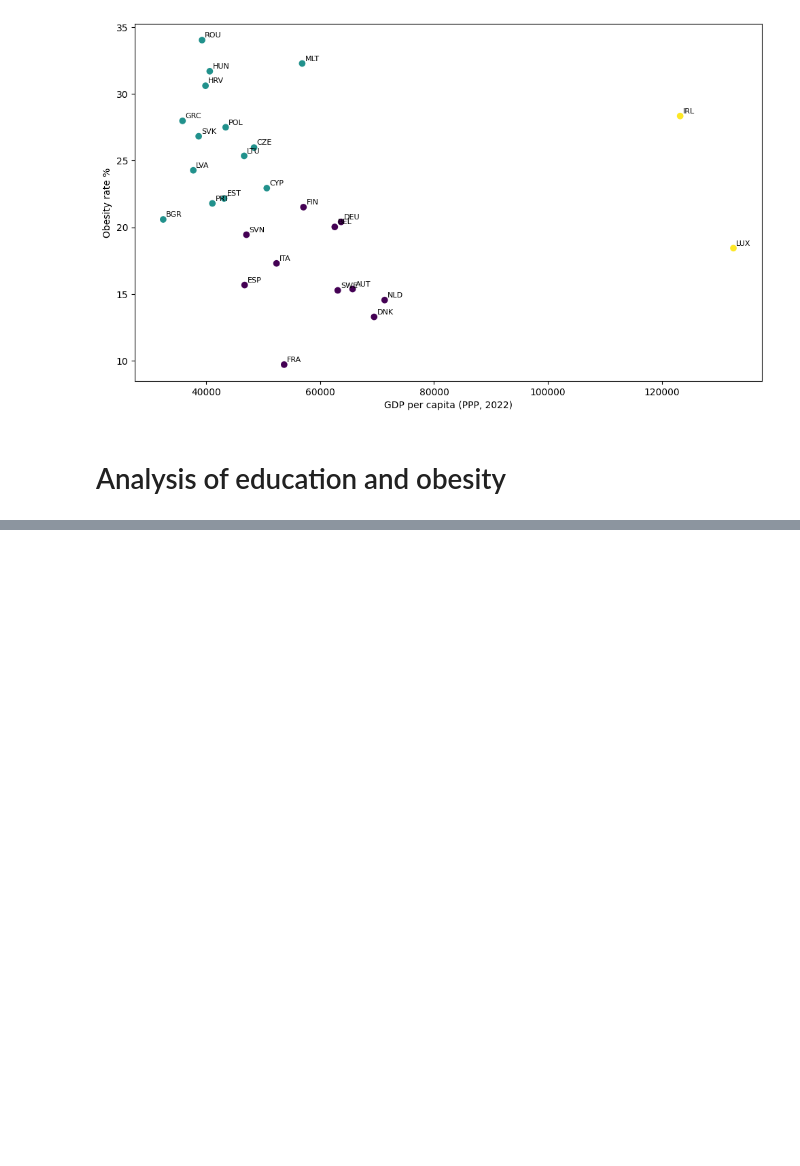
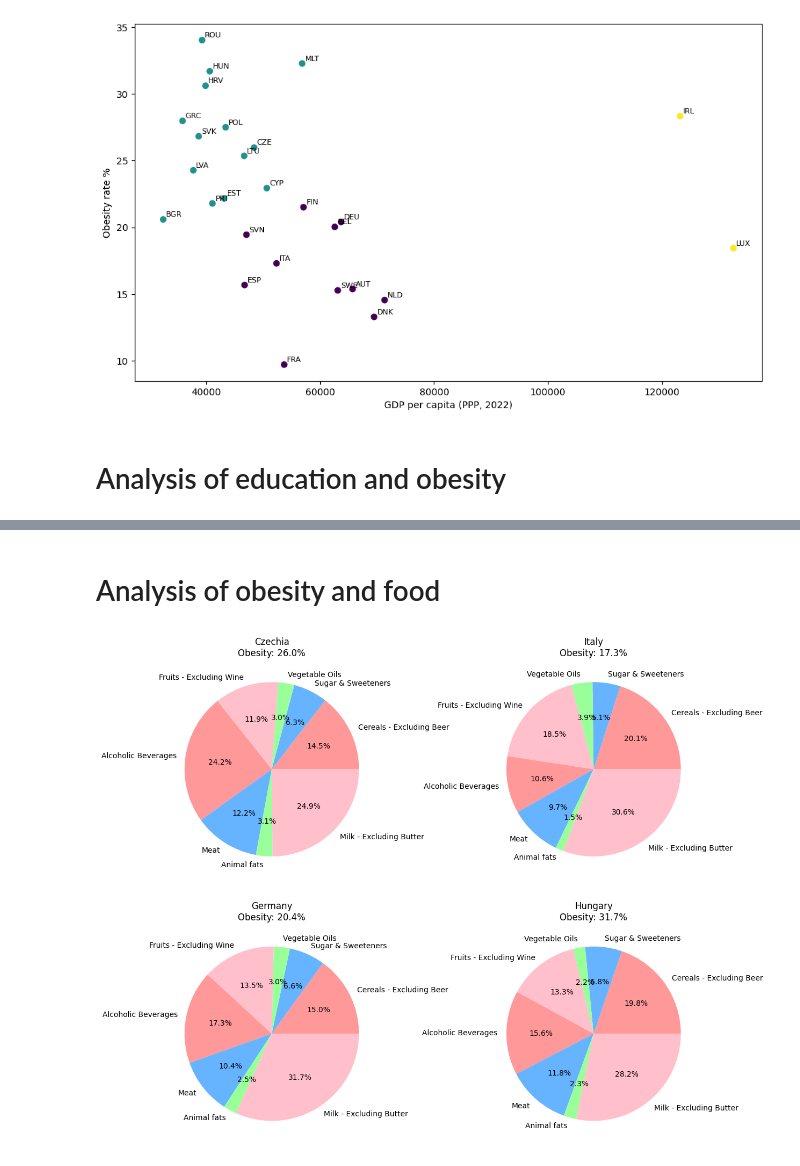
Before and after one commit to Danialmohebbi/EU-Obesity-Analysis, a Jupyter notebook: main.ipynb, the cells around one changed output, grey strips where cells are left out. Cells and saved outputs as stored; diff of their text form; code cells hidden in the pictures; blank space fills up the shorter version.

Commit message:
Add analysis of obesity and food

```diff
--- a/main.ipynb
+++ b/main.ipynb
@@ -16,6 +16,7 @@ obesity_adults = pd.read_csv('data/obesity_adults.csv')
 obesity_kids = pd.read_csv('data/obesity_kids.csv')
 gdp = pd.read_csv('data/gdp.csv')
 education = pd.read_csv('data/education.csv')
+food = pd.read_csv('data/food.csv')
 # %% [markdown]
 <h1>Utils</h1>
 # %%
@@ -247,0 +249,37 @@ plt.show()
+# %% [markdown]
+<h1>Analysis of obesity and food</h1>
+# %%
+import pandas as pd
+import matplotlib.pyplot as plt
+
+df = food[food['Area'].isin(eu_country_codes.keys())]
+df = df.rename(columns={'Area': 'country'})
+food_items = ['Cereals - Excluding Beer',       'Sugar & Sweeteners',
+           'Vegetable Oils',  'Fruits - Excluding Wine',
+      'Alcoholic Beverages',                     'Meat',
+              'Animal fats',  'Milk - Excluding Butter']
+df = df[df['Item'].isin(food_items)]
+table = df.pivot_table(index='country',columns='Item',values='Value').reset_index()
+temp_obesity = obesity.copy()
+temp_obesity['country'] = temp_obesity['country'].map({v: k for k, v in eu_country_codes.items()})
+temp_obesity = temp_obesity[(temp_obesity['year'] == 2022) &(temp_obesity['age'] == 'Y_GE18') &(temp_obesity['sex'] == 'TOTAL')]
+df = table.merge(temp_obesity[['country', 'obesity_rate']],on='country',how='inner')
+countries = ['Czechia', 'Italy', 'Germany', 'Hungary']
+colors = ['#ff9999', '#66b3ff', '#99ff99', 'pink']
+explode = (0.05, 0.05, 0.05, 0.05)
+
+#plotting
+plt.figure(figsize=(12,10))
+for i, country in enumerate(countries):
+    data = df[df['country'] == country]
+    values = data[food_items].values.flatten()
+    obesity_val = data['obesity_rate'].values[0]
+
+    plt.subplot(2, 2, i+1)
+    plt.pie(values,labels=food_items,autopct='%1.1f%%',colors=colors,)
+    plt.title(f"{country}\nObesity: {obesity_val:.1f}%")
+
+plt.tight_layout()
+plt.show()
+# %% [output]
+[figure, added]
```
Also changed, not shown: parts of 1 cell of this notebook, 1 other file.
